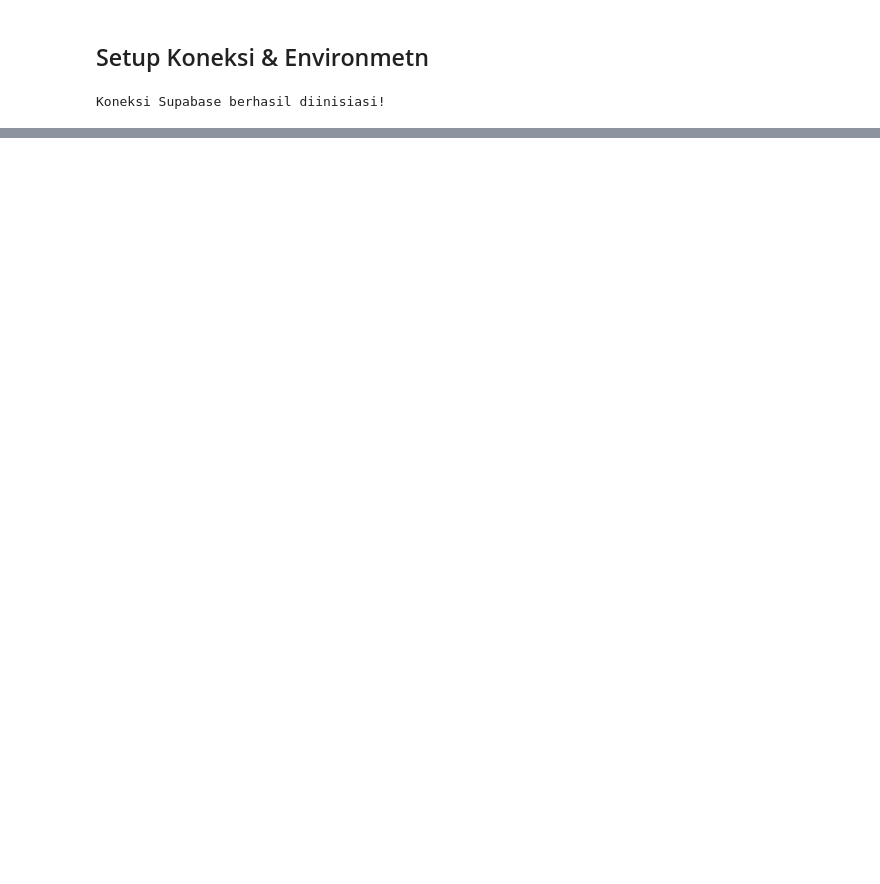
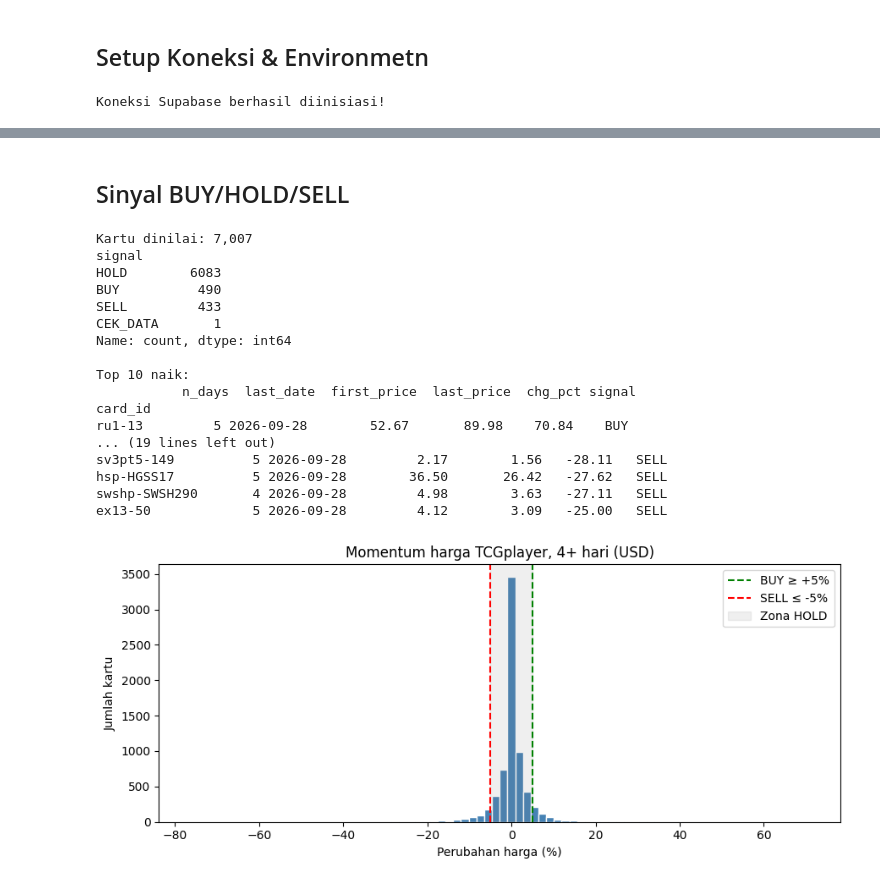
Before and after one commit to Bejochan/pokemon-card-value-analytic-tool, a Jupyter notebook: backend/notebooks/forecasting_model.ipynb, the cells around one changed output, grey strips where cells are left out. Cells and saved outputs as stored; diff of their text form; code cells hidden in the pictures; blank space fills up the shorter version.

```diff
--- a/backend/notebooks/forecasting_model.ipynb
+++ b/backend/notebooks/forecasting_model.ipynb
@@ -175,0 +135,63 @@ Status Sinyal Hari Ini: HOLD
+# %% [markdown]
+## Sinyal BUY/HOLD/SELL
+# %%
+import matplotlib.pyplot as plt   # taruh di Cell 1 kalau mau rapi
+
+HOLD_LOW, HOLD_HIGH = -5.0, 5.0    # zona HOLD (% perubahan sejak titik pertama)
+MIN_PRICE     = 1.0                # USD
+MIN_DAYS      = 4
+OUTLIER_RATIO = 3.0                # perubahan >3× naik atau turun → cek manual
+
+latest = df_all["recorded_date"].max()
+g = (df_all.dropna(subset=["price_usd"]).sort_values(["card_id", "recorded_date"])
+     .groupby("card_id"))
+mom = g.agg(n_days=("recorded_date", "nunique"), last_date=("recorded_date", "last"),
+            first_price=("price_usd", "first"), last_price=("price_usd", "last"))
+
+mom = mom[(mom["n_days"] >= MIN_DAYS) & (mom["last_date"] == latest)
+          & (mom["first_price"] > 0) & (mom["last_price"] >= MIN_PRICE)].copy()
+mom["chg_pct"] = (mom["last_price"] / mom["first_price"] - 1) * 100
+
+mom["signal"] = np.select([mom["chg_pct"] >= HOLD_HIGH, mom["chg_pct"] <= HOLD_LOW],
+                          ["BUY", "SELL"], default="HOLD")
+bad = np.log(mom["last_price"] / mom["first_price"]).abs() > np.log(OUTLIER_RATIO)
+mom.loc[bad, "signal"] = "CEK_DATA"
+
+print(f"Kartu dinilai: {len(mom):,}")
+print(mom["signal"].value_counts())
+print("\nTop 10 naik:\n",  mom[mom.signal == "BUY"].nlargest(10, "chg_pct").round(2))
+print("\nTop 10 turun:\n", mom[mom.signal == "SELL"].nsmallest(10, "chg_pct").round(2))
+
+# ── Histogram (dipotong ±100% agar outlier tidak merusak grafik)
+plot_data = mom.loc[mom["chg_pct"].between(-100, 100), "chg_pct"]
+
+fig, ax = plt.subplots(figsize=(9, 4))
+ax.hist(plot_data, bins=80, color="steelblue", edgecolor="white")
+ax.axvline(HOLD_HIGH, color="green", ls="--", label=f"BUY ≥ {HOLD_HIGH:+.0f}%")
+ax.axvline(HOLD_LOW,  color="red",   ls="--", label=f"SELL ≤ {HOLD_LOW:+.0f}%")
+ax.axvspan(HOLD_LOW, HOLD_HIGH, color="gray", alpha=0.12, label="Zona HOLD")
+ax.set_title(f"Momentum harga TCGplayer, {MIN_DAYS}+ hari (USD)")
+ax.set_xlabel("Perubahan harga (%)")
+ax.set_ylabel("Jumlah kartu")
+ax.legend()
+plt.tight_layout()
+plt.show()
+# %% [output]
+Kartu dinilai: 7,007
+signal
+HOLD        6083
+BUY          490
+SELL         433
+CEK_DATA       1
+Name: count, dtype: int64
+
+Top 10 naik:
+           n_days  last_date  first_price  last_price  chg_pct signal
+card_id
+ru1-13         5 2026-09-28        52.67       89.98    70.84    BUY
+... (19 lines left out)
+sv3pt5-149          5 2026-09-28         2.17        1.56   -28.11   SELL
+hsp-HGSS17          5 2026-09-28        36.50       26.42   -27.62   SELL
+swshp-SWSH290       4 2026-09-28         4.98        3.63   -27.11   SELL
+ex13-50             5 2026-09-28         4.12        3.09   -25.00   SELL
+[figure, added]
```
Also changed, not shown: parts of 9 cells of this notebook.
